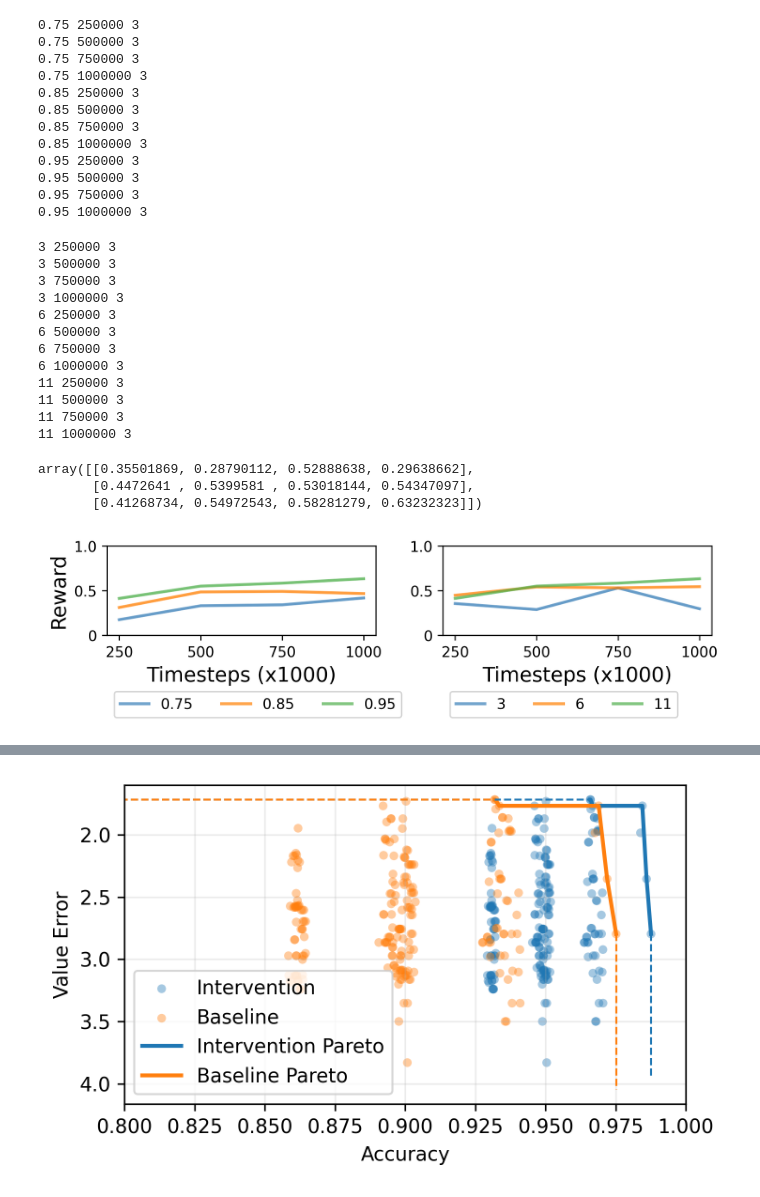
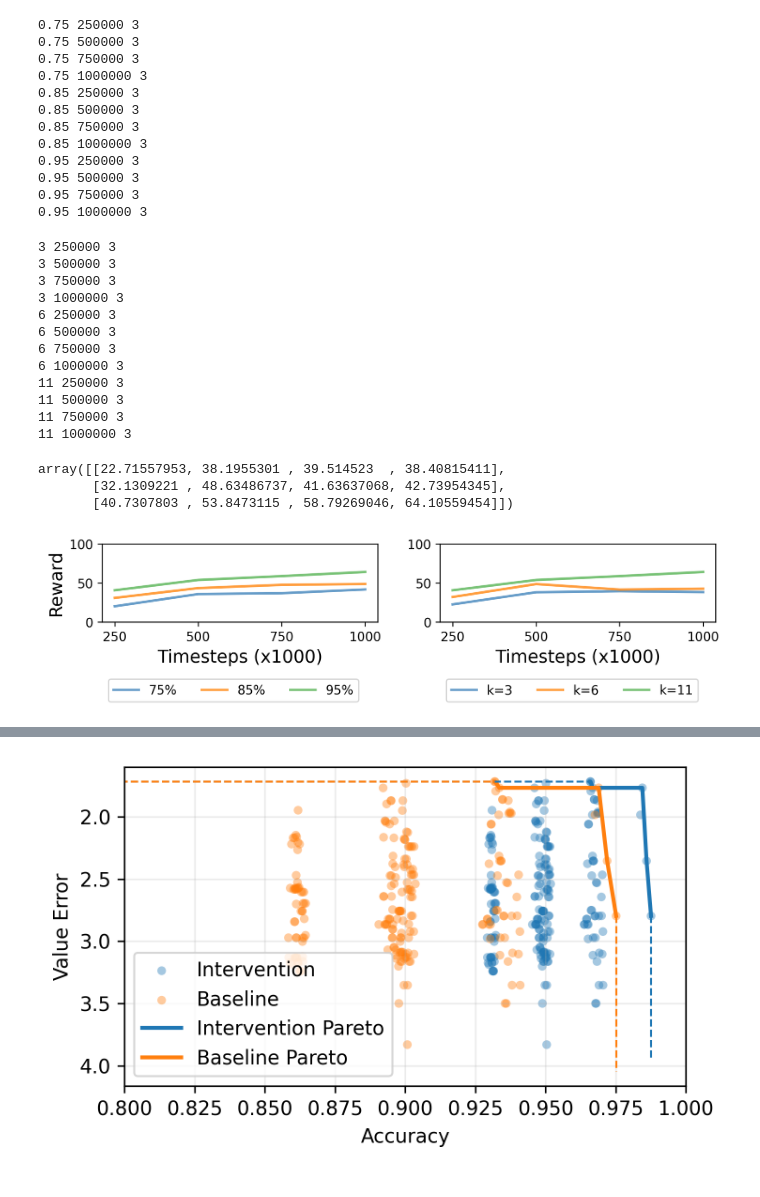
Before and after one commit to naveenr414/concept_decisions, a Jupyter notebook: scripts/notebooks/Plotting.ipynb, the cells around one changed output, grey strips where cells are left out. Cells and saved outputs as stored; diff of their text form; code cells hidden in the pictures.

```diff
--- a/scripts/notebooks/Plotting.ipynb
+++ b/scripts/notebooks/Plotting.ipynb
@@ -204,8 +235,8 @@ fig.savefig("../../results/figures/basic_comparison_methods_imperfect.pdf",dpi=3
 num_concepts_selected = [[1,2,3],[3,6,11],[57//4,57//2,57],[12,24,48],[2,5,10]]
 accuracies = [0.75,0.85,0.95]
 max_perf = [i+0.001 for i in all_baselines]
-max_perf[2] = 100
-max_perf[3] = 21
+max_perf[3] = 100
+max_perf[2] = 21
 heatmap_by_env = [[[0 for k in range(len(num_concepts_selected[i]))] for j in accuracies] for i in range(len(perfect_environments))]
 
 for i,e in enumerate(perfect_environments):
@@ -213,13 +244,7 @@ for i,e in enumerate(perfect_environments):
         for k,n in enumerate(num_concepts_selected[i]):
             matching_params = get_results_matching_parameters("imperfect","",{'environment_string': e, 'concept_accuracy': acc,
                         'num_concepts_selected': n, 'training_timesteps': training_times[e]})
-            print(e,acc,n,len(matching_params))
+            print(e,acc,n,len(matching_params),[m['multiple']['reward'] for m in matching_params],round(np.mean([m['multiple']['reward'] for m in matching_params])/max_perf[i],2)*100)
             if len(matching_params) > 0 and 'multiple' in matching_params[0]:
-                if e == 'pong':
-                    heatmap_by_env[i][j][k] = round((np.mean([m['multiple']['reward'] for m in matching_params])+21)/(21+max_perf[i]),2)*100
-                elif e == 'glucose':
-                    heatmap_by_env[i][j][k] = round((np.mean([m['multiple']['reward'] for m in matching_params])+10)/(50),2)*100
-                else:
-                    heatmap_by_env[i][j][k] = round(np.mean([m['multiple']['reward'] for m in matching_params])/max_perf[i],2)*100
-                heatmap_by_env[i][j][k] = max(heatmap_by_env[i][j][k],0)
+                heatmap_by_env[i][j][k] = round(method_scales[i](np.mean([m['multiple']['reward'] for m in matching_params])))
 # %% [output]
@@ -254,7 +279,7 @@ def flatten_to_square(lst):
 
     return res
 
-titles = flatten_to_square(perfect_environments)
+titles = [[name_to_nice[i] for i in perfect_environments]]
 overall_format = {'figsize':(10,2),
     'style_size': style_size,
     'has_grid': False,
@@ -266,12 +291,15 @@ fig, ax = create_axes(plot_dimensions, overall_format, titles=titles)
 
 # Draw all heatmaps WITHOUT colorbars
 for i in range(len(perfect_environments)):
+    annot = accuracies
+    if i!=0:
+        annot = []
     sns.heatmap(
         heatmap_by_env[i],
         ax=ax[0][i],
         cmap="viridis",
         xticklabels=num_concepts_selected[i],
-        yticklabels=accuracies,
+        yticklabels=annot,
         vmin=0, vmax=70,   # ensure consistent scaling
         cbar=False,
         annot=True
@@ -288,7 +316,7 @@ cbar = fig.colorbar(
     ax=[a for row in ax for a in row],
     orientation='horizontal',
     fraction=0.05,    # thinner bar
-    pad=0.10          # spacing from subplots
+    pad=0.20          # spacing from subplots
 )
 
 fig.savefig(
@@ -308,10 +336,7 @@ for acc in concept_accuracies:
     for t in [250000,500000,750000,1000000]:
         matching_params = get_results_matching_parameters("imperfect","",{'environment_string': environment,'num_concepts_selected': num_concepts_selected, 'concept_accuracy':acc, 'training_timesteps': t})
         print(acc,t,len(matching_params))
-        if len(matching_params)>0:
-            temp.append(matching_params[0]['multiple']['reward'])
-        else:
-            temp.append(0)
+        temp.append(method_scales[1](np.mean([i['multiple']['reward'] for i in matching_params])))
     rewards.append(temp)
 rewards_accuracy = np.array(rewards)
 # %% [output]
@@ -339,10 +364,7 @@ for n in num_concepts_selected:
     for t in [250000,500000,750000,1000000]:
         matching_params = get_results_matching_parameters("imperfect","",{'environment_string': environment,'num_concepts_selected': n, 'concept_accuracy':0.95, 'training_timesteps': t})
         print(n,t,len(matching_params))
-        if len(matching_params)>0:
-            temp.append(matching_params[0]['multiple']['reward'])
-        else:
-            temp.append(0)
+        temp.append(method_scales[1](np.mean([i['multiple']['reward'] for i in matching_params])))
     rewards.append(temp)
 rewards_num_concepts = np.array(rewards)
 rewards_num_concepts
@@ -359,9 +381,9 @@ rewards_num_concepts
 11 500000 3
 11 750000 3
 11 1000000 3
-array([[0.35501869, 0.28790112, 0.52888638, 0.29638662],
-       [0.4472641 , 0.5399581 , 0.53018144, 0.54347097],
-       [0.41268734, 0.54972543, 0.58281279, 0.63232323]])
+array([[22.71557953, 38.1955301 , 39.514523  , 38.40815411],
+       [32.1309221 , 48.63486737, 41.63637068, 42.73954345],
+       [40.7307803 , 53.8473115 , 58.79269046, 64.10559454]])
 # %%
 # Plot #concpet perf.
 # Plot Comparison for each env
@@ -376,40 +398,40 @@ def flatten_to_square(lst):
         x,y = index_to_tuple(i)
         res[x][y] = lst[i]
 
     return res
 
 
 sup_y_label = ""
-overall_format = {'figsize':(7,2),
+overall_format = {'figsize':(8,2),
     'style_size': style_size,
     'has_grid': False,
     'x_ticks': [[[[0,1,2,3],["250","500","750","1000"]] for i in range(2)]],
-    'y_ticks': [[[[0,0.5,1.0],["0","0.5","1.0"]] for i in range(2)]],
-    'y_lim': [[[0,1] for i in range(2)]],
+    'y_ticks': [[[[0,50,100],["0","50","100"]] for i in range(2)]],
+    'y_lim': [[[0,100] for i in range(2)]],
 
 }
 
 fig,ax = create_axes(plot_dimensions,overall_format,y_labels=[["Reward",""]],x_labels=[["Timesteps (x1000)","Timesteps (x1000)"]])
 
 line_format = {'color_palette': 'six_color', 'linewidth': 2}
 plt.tight_layout()
 
 x_groups = [list(range(4)) for i in range(3)]
 y_vals = rewards_accuracy
 y_std = [[0 for i in range(4)] for i in range(3)]
-plot_line(ax[0][0],x_groups,y_vals,y_std,concept_accuracies,line_format)
+plot_line(ax[0][0],x_groups,y_vals,y_std,["{}%".format(round(i*100)) for i in concept_accuracies],line_format)
 
 x_groups = [list(range(4)) for i in range(3)]
 y_vals = rewards_num_concepts
 y_std = [[0 for i in range(4)] for i in range(3)]
-plot_line(ax[0][1],x_groups,y_vals,y_std,num_concepts_selected,line_format)
+plot_line(ax[0][1],x_groups,y_vals,y_std,["k={}".format(i) for i in num_concepts_selected],line_format)
 
 
-legend_format = {'style_size': style_size,'type': 'is_local', 'loc': 'lower left', 'ncol': 4, 'bbox_to_anchor': (0,-1),'fontsize': 14}
+legend_format = {'style_size': style_size,'type': 'is_local', 'loc': 'lower left', 'ncol': 3, 'bbox_to_anchor': (0,-1.1),'fontsize': 14}
 create_legend(fig,ax,plot_dimensions,legend_format)
 fig.savefig("../../results/figures/accuracy_num_concepts.pdf",dpi=300, bbox_inches='tight')
 # %% [output]
-[figure, old version]
+[figure, new version]
 # %%
 two_stage = []
 basic_comparison = []
```
Also changed, not shown: parts of 16 cells of this notebook, 14 other files.
